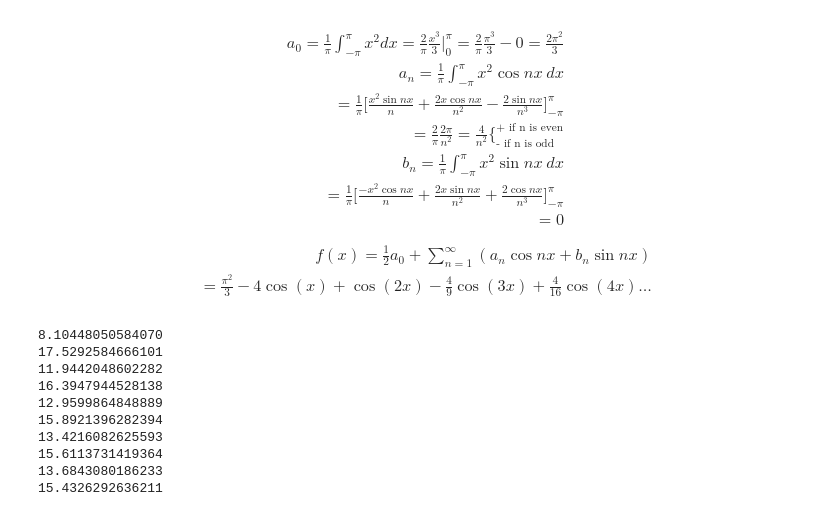
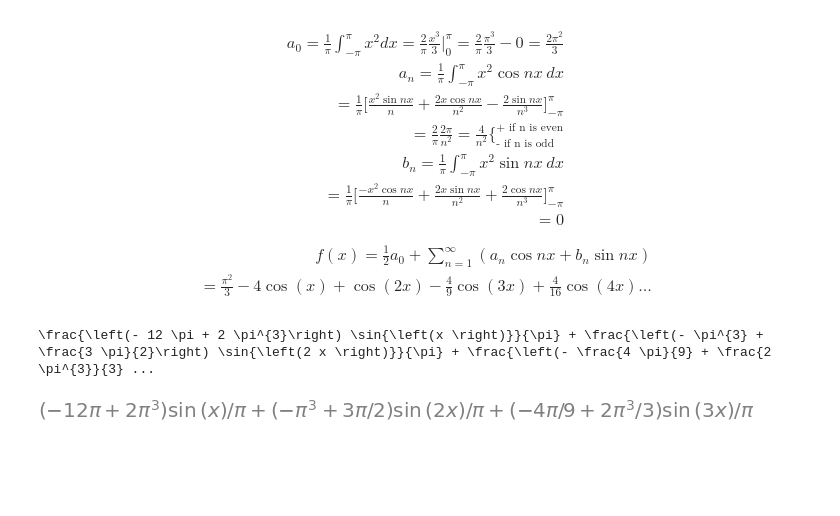
Before and after one commit to dgjustice/maths, a Jupyter notebook: math460-applied-math/week1.ipynb, the cells around one changed output. Saved outputs shown, nothing was run; the diff lists cells and outputs as text; code cells hidden in the pictures; blank space fills up the shorter version.

```diff
--- a/math460-applied-math/week1.ipynb
+++ b/math460-applied-math/week1.ipynb
@@ -46,29 +46,32 @@ f(x)=\frac{1}{2}a_0+\sum_{n=1}^{\infty}(a_n \cos nx + b_n \sin nx) \\
 \end{aligned}
 $$
 # %%
-import scipy.integrate as integrate
-f = x+pi
-# s = sympy.fourier_series(f, (x, -pi, pi))
-a_0 = 1/(2*pi) * sympy.integrate(f, (x, -pi, pi))
+# symbolic version, find e-star
 
-a_n = lambda n: 1/pi * sympy.integrate(f * sympy.cos(n * x), (x, -pi, pi))
-b_n = lambda n: 1/pi * sympy.integrate(f * sympy.sin(n * x), (x, -pi, pi))
-a_sum = lambda n: reduce(operator.add, map(a_n, range(1, n+1)), 0)
-b_sum = lambda n: reduce(operator.add, map(b_n, range(1, n+1)), 0)
+def fourier_estar(f, t):
+    a_0 = 1/(2*pi) * sympy.integrate(f, (x, -pi, pi))
+    a_n = lambda n: 1/pi * sympy.integrate(f * sympy.cos(n * x), (x, -pi, pi))
+    b_n = lambda n: 1/pi * sympy.integrate(f * sympy.sin(n * x), (x, -pi, pi))
+    a_sum = lambda n: reduce(operator.add, map(lambda v: a_n(v)**2, range(1, n+1)), 0)
+    b_sum = lambda n: reduce(operator.add, map(lambda v: b_n(v)**2, range(1, n+1)), 0)
+    int_sq = sympy.integrate(f**2, (x, -np.pi, np.pi))
+    return int_sq - pi*(2*a_0**2 + a_sum(t) + b_sum(t))
 
-int_sq = integrate.quad(lambda x: (x+np.pi)**2, -np.pi, np.pi)[0]
-for t in range(1, 11):
-    estar = int_sq - pi*(2*a_0**2 + a_sum(t)**2 + b_sum(t)**2)
-    print(sympy.N(estar))
+# f = x**3
+f = abs(sympy.sin(x))
+# for t in range(1, 11):
+#     print(sympy.N(fourier_estar(f, t)))
+n, x, y, z = sympy.symbols('n x y z')
+1/pi * sympy.integrate(f * sympy.sin(n * x), (x, -pi, pi))
+s = sympy.fourier_series(f, (x, -pi, pi))
+# s1 = s.truncate(n = 1)
+# s2 = s.truncate(n = 2)
+# s3 = s.truncate(n = 3)
+# display(s1)
+# display(s2)
+print(sympy.latex(s3))
+s3
 # %% [output]
-8.10448050584070
-17.5292584666101
-11.9442048602282
-16.3947944528138
-12.9599864848889
-15.8921396282394
-13.4216082625593
-15.6113731419364
-13.6843080186233
-15.4326292636211
+\frac{\left(- 12 \pi + 2 \pi^{3}\right) \sin{\left(x \right)}}{\pi} + \frac{\left(- \pi^{3} + \frac{3 \pi}{2}\right) \sin{\left(2 x \right)}}{\pi} + \frac{\left(- \frac{4 \pi}{9} + \frac{2 \pi^{3}}{3} ...
+[figure, added]
 # %%
```
Also changed, not shown: parts of 1 cell of this notebook.
